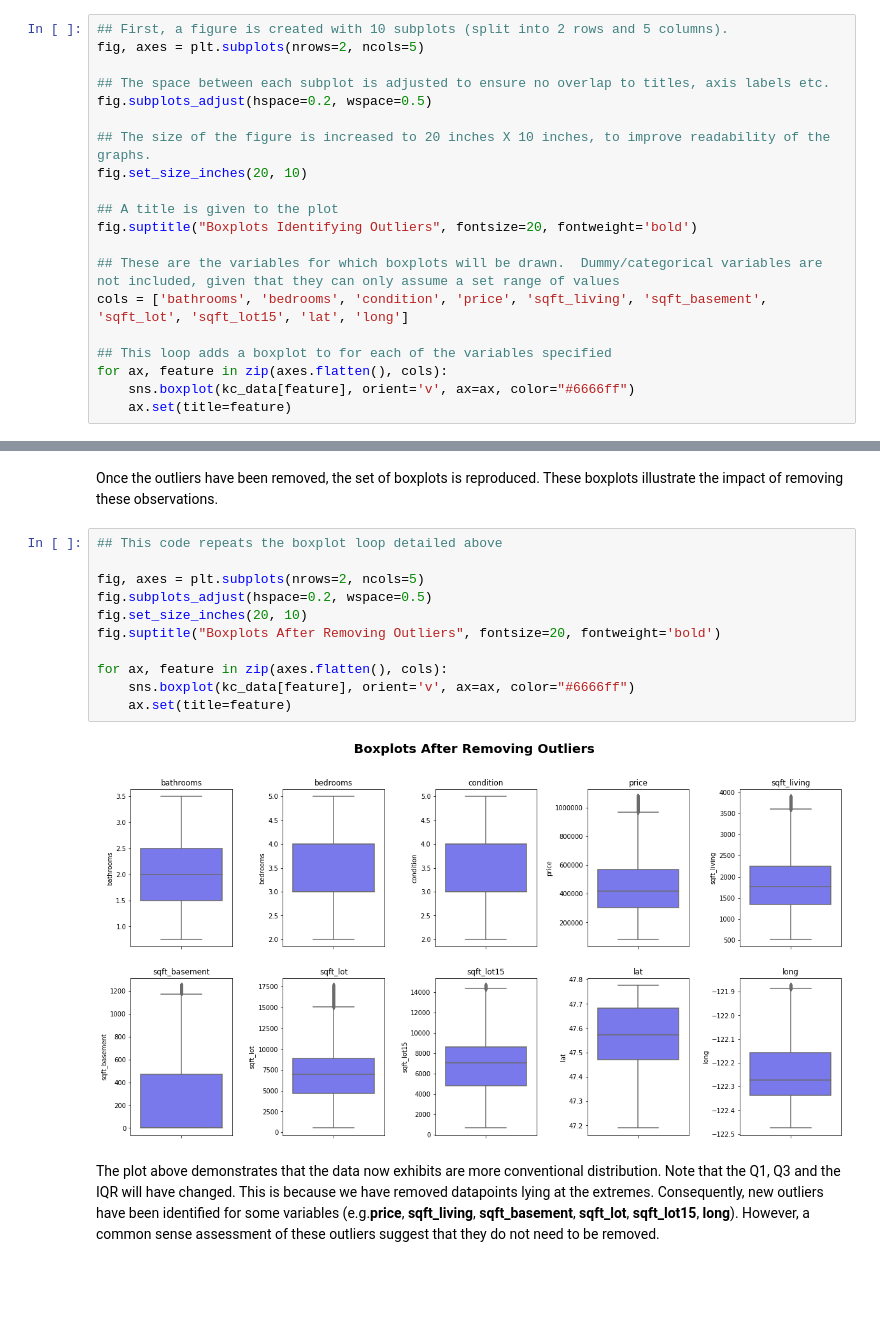
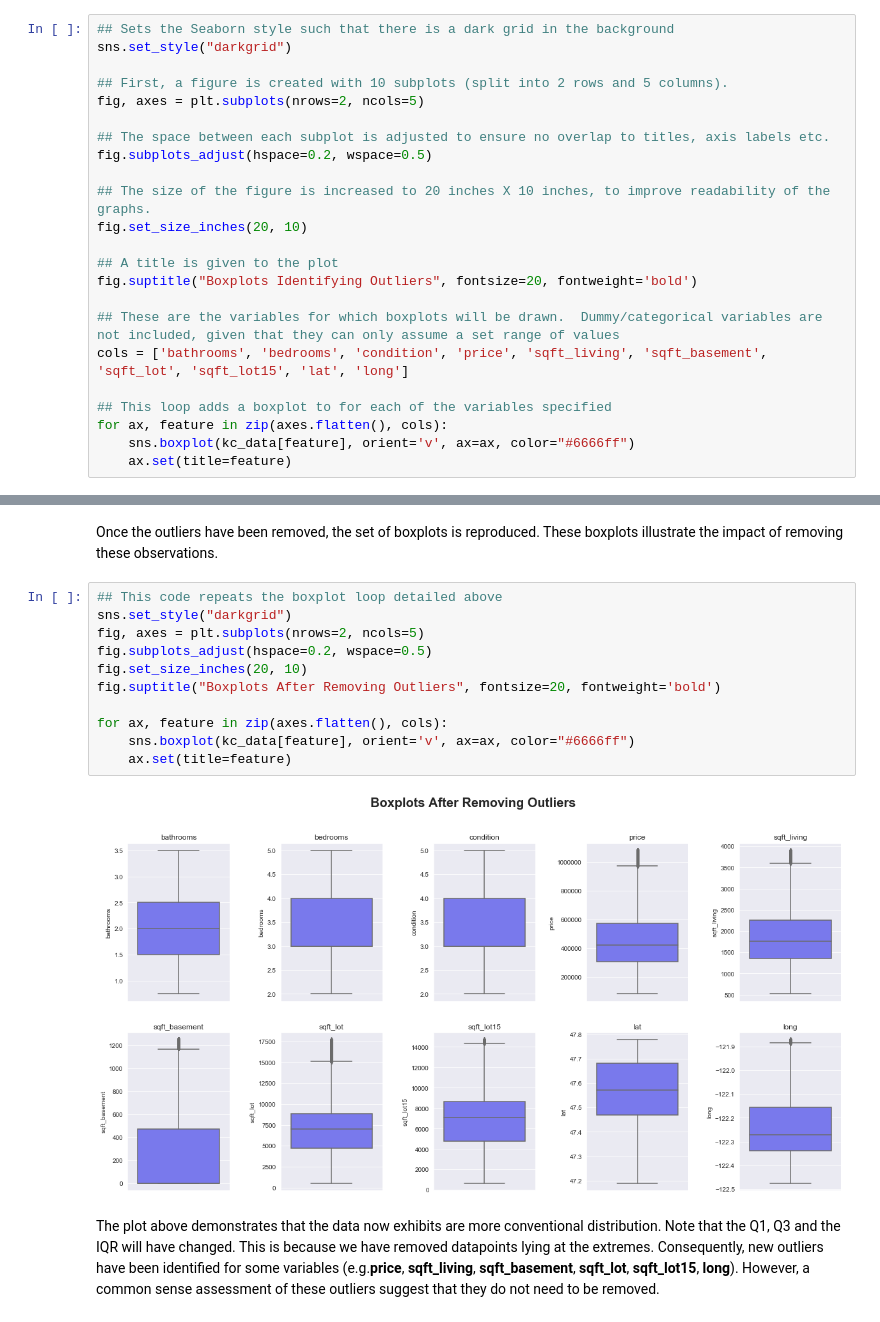
Before and after one commit to isobeldaley/dsc-v2-mod1-final-project-online-ds-ft-071519, a Jupyter notebook: student.ipynb, the cells around one changed output, grey strips where cells are left out. Saved outputs shown, nothing was run; the diff lists cells and outputs as text; blank space fills up the shorter version.

```diff
--- a/student.ipynb
+++ b/student.ipynb
@@ -365,6 +374,9 @@ The following rule will be used to isolate and remove outliers from this dataset
 
 Before mathematically identifying offending datapoints, it is first worth inspecting the data using a boxplot.
 # %%
+## Sets the Seaborn style such that there is a dark grid in the background
+sns.set_style("darkgrid")
+
 ## First, a figure is created with 10 subplots (split into 2 rows and 5 columns).
 fig, axes = plt.subplots(nrows=2, ncols=5)
 
@@ -409,17 +421,17 @@ for col in cols:
 Once the outliers have been removed, the set of boxplots is reproduced.  These boxplots illustrate the impact of removing these observations.
 # %%
 ## This code repeats the boxplot loop detailed above
-
+sns.set_style("darkgrid")
 fig, axes = plt.subplots(nrows=2, ncols=5)
 fig.subplots_adjust(hspace=0.2, wspace=0.5)
 fig.set_size_inches(20, 10)
 fig.suptitle("Boxplots After Removing Outliers", fontsize=20, fontweight='bold')
 
 for ax, feature in zip(axes.flatten(), cols):
     sns.boxplot(kc_data[feature], orient='v', ax=ax, color="#6666ff")
     ax.set(title=feature)
 # %% [output]
-[figure, old version]
+[figure, new version]
 # %% [markdown]
 The plot above demonstrates that the data now exhibits are more conventional distribution.  Note that the Q1, Q3 and the IQR will have changed.  This is because we have removed datapoints lying at the extremes.  Consequently, new outliers have been identified for some variables (e.g.**price**, **sqft_living**, **sqft_basement**, **sqft_lot**, **sqft_lot15**, **long**).  However, a common sense assessment of these outliers suggest that they do not need to be removed.
 # %% [markdown]
```
Also changed, not shown: parts of 72 cells of this notebook.
